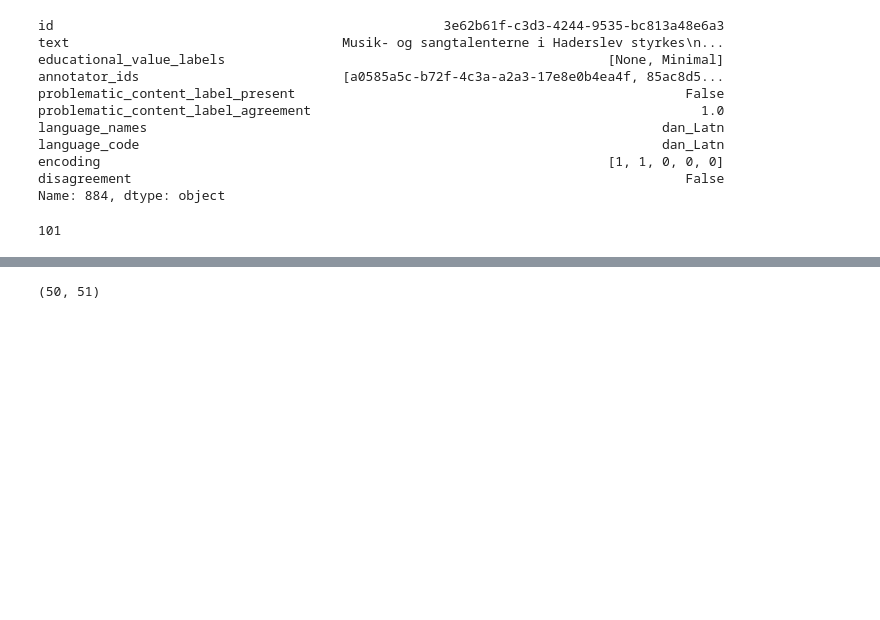
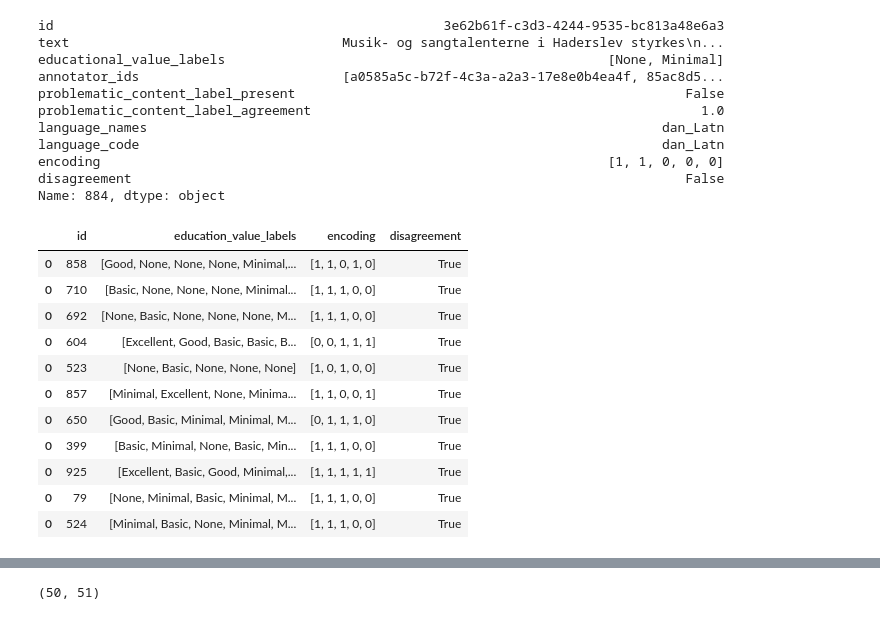
Before and after one commit to Shadoughcake/Enhancing-Multilingual-AI-Analyzing-and-Modeling-Educational-Content-with-the-FineWeb-C, a Jupyter notebook: dataset_interpret.ipynb, the cells around one changed output, grey strips where cells are left out. Cells and saved outputs as stored; diff of their text form; code cells hidden in the pictures; blank space fills up the shorter version.

Commit message:
final dataset, merged with all experiments

```diff
--- a/dataset_interpret.ipynb
+++ b/dataset_interpret.ipynb
@@ -7,0 +5,33 @@ df = df[df['problematic_content_label_present'] == False]
+# %%
+# df = pd.read_parquet("hf://datasets/data-is-better-together/fineweb-c/dan_Latn/train-00000-of-00001.parquet")
+df = pd.read_csv("fineweb-c_relabled.csv")
+df["educational_value_labels"] = df["educational_value_labels"]
+# REMOVE PROBLEMATIC LABELS FROM DATASET
+# df = df[df['problematic_content_label_present'] == False]
+# %%
+an1 = pd.read_csv("annotations/annotations.csv")
+an2 = pd.read_csv("annotations/annotations-2.csv")
+an3 = pd.read_csv("annotations/annotations-3.csv")
+
+an1['label'] = an1['label'].apply(ast.literal_eval)
+an2['label'] = an2['label'].apply(ast.literal_eval)
+an3['label'] = an3['label'].apply(ast.literal_eval)
+# %%
+annotated_combined = pd.DataFrame()
+
+# For each row in all an's:
+for i in range(len(an1)):
+    # Merge all labels into one df:
+    an_anotatins = [an1.iloc[i]['label'][0], an2.iloc[i]['label'][0], an3.iloc[i]['label'][0]]
+    fbc_annotations = ast.literal_eval(df[df["Unnamed: 0"] == int(an1.iloc[i]["id"])]["educational_value_labels"].values[0])
+    for j in fbc_annotations:
+        an_anotatins.append(j)
+
+    combined_row = pd.DataFrame({
+        'id': an1.iloc[i]['id'],
+        'label': [an_anotatins]
+    })
+    annotated_combined = pd.concat([annotated_combined, combined_row], ignore_index=False)
+
+annotated_combined.rename(columns={'label': 'education_value_labels'}, inplace=True)
+annotated_combined.sample(5)
@@ -82,6 +145,17 @@ encoding                                                                 [1, 1,
 disagreement                                                                       False
 Name: 884, dtype: object
 # %%
-len(hd_df)
+hd_annotated_combined
 # %% [output]
-101
+|  | id | education_value_labels | encoding | disagreement |
+| 0 | 858 | [Good, None, None, None, Minimal,... | [1, 1, 0, 1, 0] | True |
+| 0 | 710 | [Basic, None, None, None, Minimal... | [1, 1, 1, 0, 0] | True |
+| 0 | 692 | [None, Basic, None, None, None, M... | [1, 1, 1, 0, 0] | True |
+| 0 | 604 | [Excellent, Good, Basic, Basic, B... | [0, 0, 1, 1, 1] | True |
+| 0 | 523 | [None, Basic, None, None, None] | [1, 0, 1, 0, 0] | True |
+| 0 | 857 | [Minimal, Excellent, None, Minima... | [1, 1, 0, 0, 1] | True |
+| 0 | 650 | [Good, Basic, Minimal, Minimal, M... | [0, 1, 1, 1, 0] | True |
+| 0 | 399 | [Basic, Minimal, None, Basic, Min... | [1, 1, 1, 0, 0] | True |
+| 0 | 925 | [Excellent, Basic, Good, Minimal,... | [1, 1, 1, 1, 1] | True |
+| 0 | 79 | [None, Minimal, Basic, Minimal, M... | [1, 1, 1, 0, 0] | True |
+| 0 | 524 | [Minimal, Basic, None, Minimal, M... | [1, 1, 1, 0, 0] | True |
```
Also changed, not shown: parts of 18 cells of this notebook, 8 other files.
